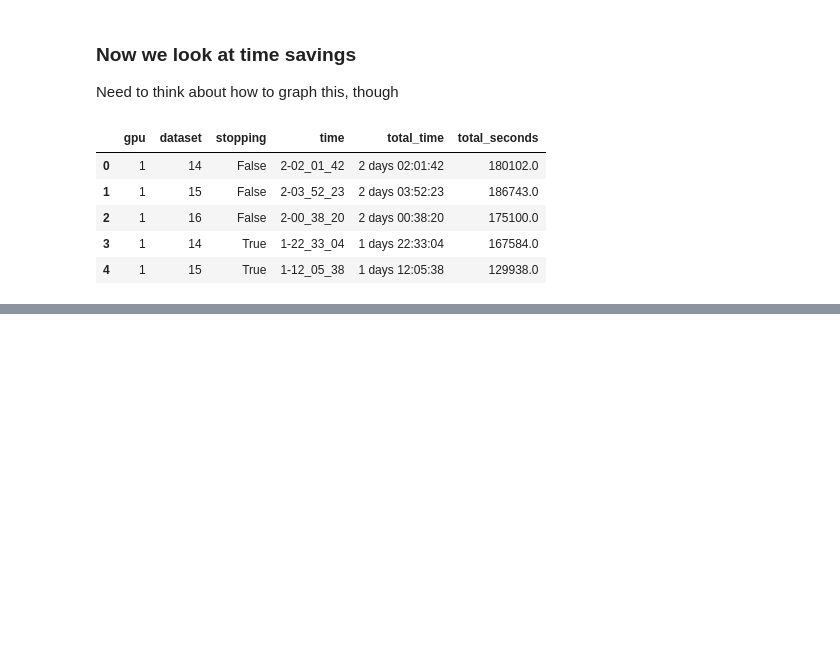
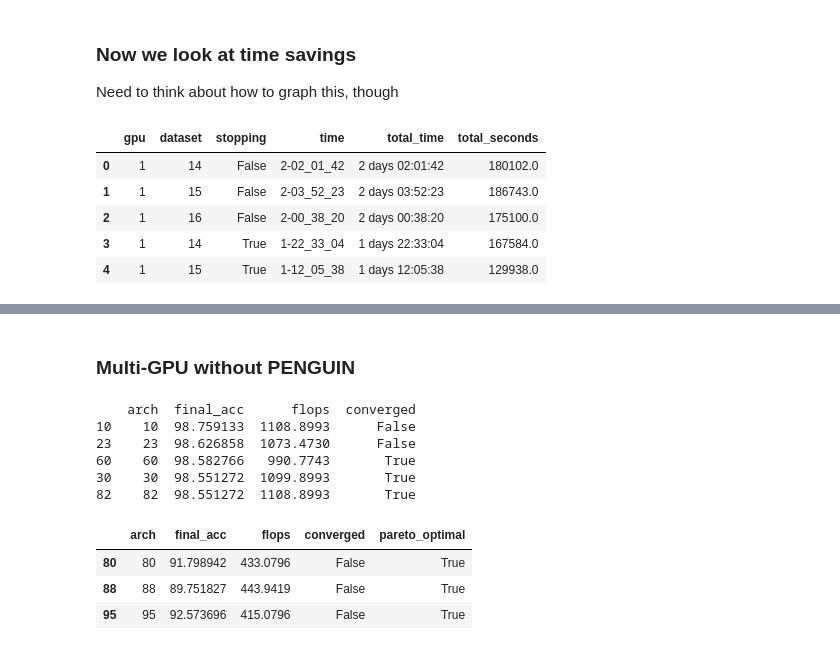
Before and after one commit to TauferLab/Reproducibility_A4NN_ICPP23, a Jupyter notebook: paper_analysis.ipynb, the cells around one changed output, grey strips where cells are left out. Cells and saved outputs as stored; diff of their text form; code cells hidden in the pictures; blank space fills up the shorter version.

```diff
--- a/paper_analysis.ipynb
+++ b/paper_analysis.ipynb
@@ -243,0 +295,24 @@ plt.show()
+# %% [markdown]
+### Multi-GPU without PENGUIN
+# %%
+by_arch = gpu4_1e14.groupby('arch')
+one_line = by_arch.apply(one_line_per_arch).sort_values('arch', ascending=True).reset_index()
+sorted_by_fitness = one_line.sort_values('final_acc', ascending=False).head()
+print(sorted_by_fitness.head())
+
+costs = one_line[['final_acc', 'flops']].to_numpy()
+pareto_optimals = is_pareto_efficient_simple(costs)
+one_line['pareto_optimal'] = pareto_optimals
+pareto_optimal_arches = one_line.loc[one_line['pareto_optimal'] == True]
+pareto_optimal_arches
+# %% [output]
+    arch  final_acc      flops  converged
+10    10  98.759133  1108.8993      False
+23    23  98.626858  1073.4730      False
+60    60  98.582766   990.7743       True
+30    30  98.551272  1099.8993       True
+82    82  98.551272  1108.8993       True
+|  | arch | final_acc | flops | converged | pareto_optimal |
+| 80 | 80 | 91.798942 | 433.0796 | False | True |
+| 88 | 88 | 89.751827 | 443.9419 | False | True |
+| 95 | 95 | 92.573696 | 415.0796 | False | True |
```
Also changed, not shown: parts of 8 cells of this notebook.
